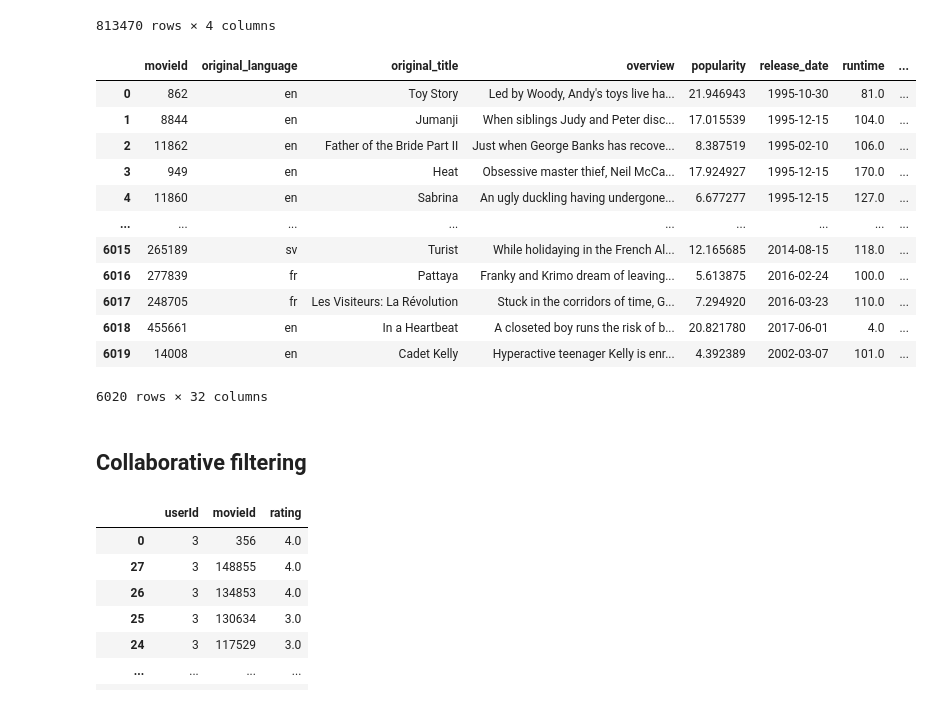
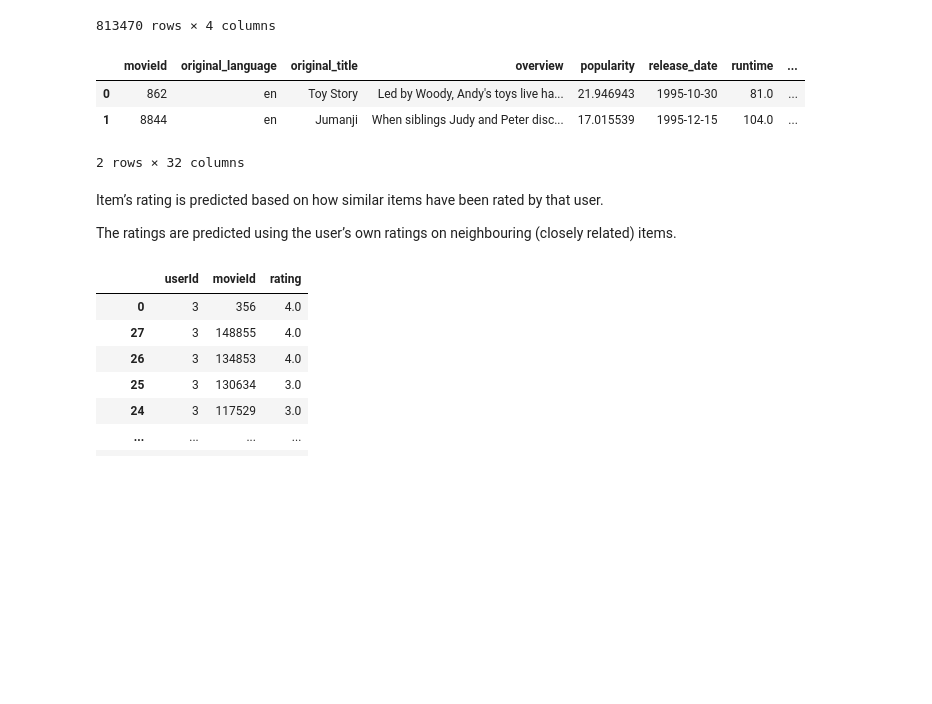
Before and after one commit to yaskarimi/movie-recommendation, a Jupyter notebook: collaborative-filtering.ipynb, the cells around one changed output. Drawn from its saved outputs; the diff is of its cells as text; code cells hidden in the pictures; blank space fills up the shorter version.

```diff
--- a/collaborative-filtering.ipynb
+++ b/collaborative-filtering.ipynb
@@ -41,23 +43,16 @@ ratings_sample
 | 813469 | 162534 | 185029 | 3.5 | 0 |
 813470 rows × 4 columns
 # %%
-movies
+movies.head(2)
 # %% [output]
 |  | movieId | original_language | original_title | overview | popularity | release_date | runtime | ... |
 | 0 | 862 | en | Toy Story | Led by Woody, Andy's toys live ha... | 21.946943 | 1995-10-30 | 81.0 | ... |
 | 1 | 8844 | en | Jumanji | When siblings Judy and Peter disc... | 17.015539 | 1995-12-15 | 104.0 | ... |
-| 2 | 11862 | en | Father of the Bride Part II | Just when George Banks has recove... | 8.387519 | 1995-02-10 | 106.0 | ... |
-| 3 | 949 | en | Heat | Obsessive master thief, Neil McCa... | 17.924927 | 1995-12-15 | 170.0 | ... |
-| 4 | 11860 | en | Sabrina | An ugly duckling having undergone... | 6.677277 | 1995-12-15 | 127.0 | ... |
-| ... | ... | ... | ... | ... | ... | ... | ... | ... |
-| 6015 | 265189 | sv | Turist | While holidaying in the French Al... | 12.165685 | 2014-08-15 | 118.0 | ... |
-| 6016 | 277839 | fr | Pattaya | Franky and Krimo dream of leaving... | 5.613875 | 2016-02-24 | 100.0 | ... |
-| 6017 | 248705 | fr | Les Visiteurs: La Révolution | Stuck in the corridors of time, G... | 7.294920 | 2016-03-23 | 110.0 | ... |
-| 6018 | 455661 | en | In a Heartbeat | A closeted boy runs the risk of b... | 20.821780 | 2017-06-01 | 4.0 | ... |
-| 6019 | 14008 | en | Cadet Kelly | Hyperactive teenager Kelly is enr... | 4.392389 | 2002-03-07 | 101.0 | ... |
-6020 rows × 32 columns
+2 rows × 32 columns
-# %% [markdown]
-## Collaborative filtering
+# %% [markdown]
+Item’s rating is predicted based on how similar items have been rated by that user.
+
+The ratings are predicted using the user’s own ratings on neighbouring (closely related) items.
 # %%
 ratings = ratings_sample.sort_values(by='userId')
 # %%
```
Also changed, not shown: parts of 14 cells of this notebook, 4 other files.
